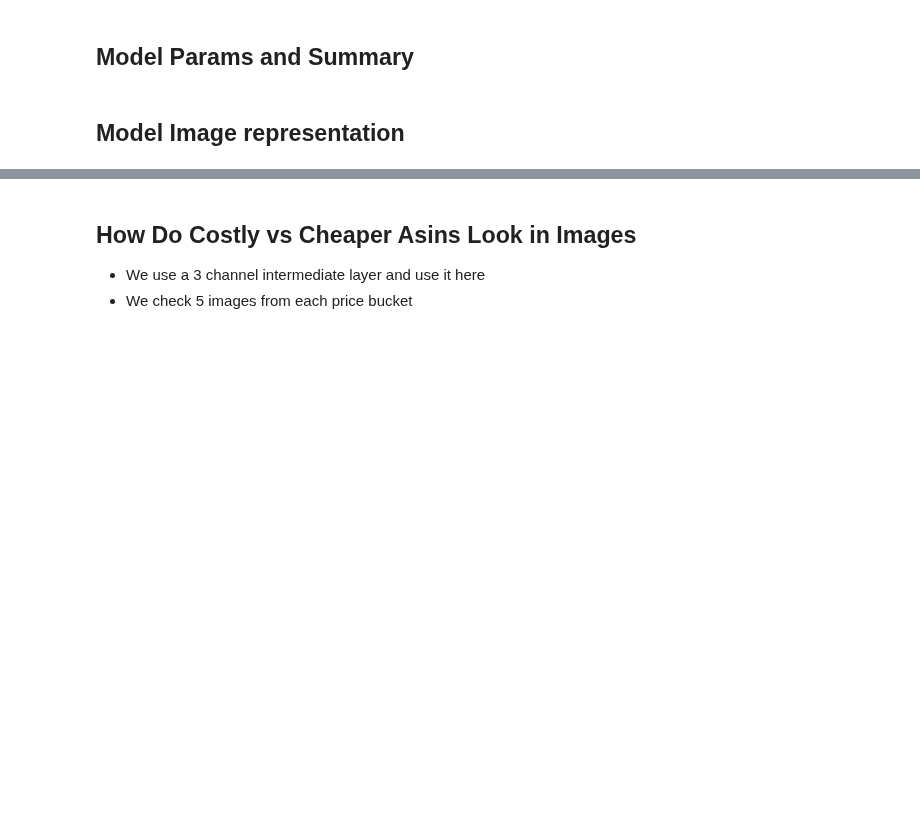
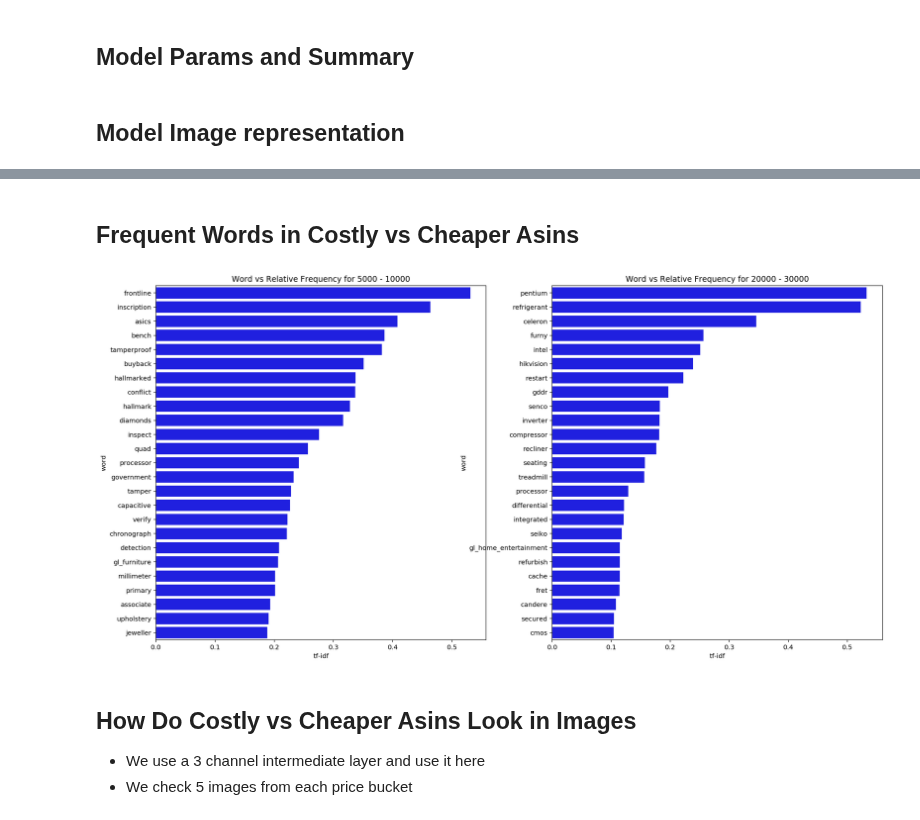
Before and after one commit to faizanahemad/ML_hackathon_2019, a Jupyter notebook: Price-Prediction-Main.ipynb, the cells around one changed output, grey strips where cells are left out. Saved outputs shown, nothing was run; the diff lists cells and outputs as text; code cells hidden in the pictures; blank space fills up the shorter version.

```diff
--- a/Price-Prediction-Main.ipynb
+++ b/Price-Prediction-Main.ipynb
@@ -451,6 +516,46 @@ SVG(m2d.create(prog='dot', format='svg'))
 [drawing not drawn]
 # %%
 # Ensemble's image
+# %% [markdown]
+## Frequent Words in Costly vs Cheaper Asins
+# %%
+def visualize_words_in_price_range(df_train, range_1 =(0,1000),range_2 =(20000,30000), topn=10):
+    # use tf-idf style for in range vs out of range
+    # so you take top 100 words whose in-range-freq/out-range-freq is highest
+
+    df_in_range = df_train[(df_train["PRICE"]>=range_1[0])&(df_train["PRICE"]<range_1[1])]
+    df_out_range = df_train[(df_train["PRICE"]<range_1[0])|(df_train["PRICE"]>range_1[1])]
+    in_words = list(filter(lambda x:len(x)>3,flatten(df_in_range['text'].values)))
+    out_words = list(filter(lambda x:len(x)>3,flatten(df_out_range['text'].values)))
+    inctr = Counter(in_words)
+    outctr = Counter(out_words)
+    r1 = sorted([(word,freq/(outctr[word]+1),freq) for word,freq in inctr.most_common(1000)],key=operator.itemgetter(1),reverse=True)
+    r1 = pd.DataFrame(r1,columns=["word","tf-idf","frequency"])
+
+    df_in_range = df_train[(df_train["PRICE"]>=range_2[0])&(df_train["PRICE"]<range_2[1])]
+    df_out_range = df_train[(df_train["PRICE"]<range_2[0])|(df_train["PRICE"]>range_2[1])]
+    in_words = list(filter(lambda x:len(x)>3,flatten(df_in_range['text'].values)))
+    out_words = list(filter(lambda x:len(x)>3,flatten(df_out_range['text'].values)))
+    inctr = Counter(in_words)
+    outctr = Counter(out_words)
+    r2 = sorted([(word,freq/(outctr[word]+1),freq) for word,freq in inctr.most_common(1000)],key=operator.itemgetter(1),reverse=True)
+    r2 = pd.DataFrame(r2,columns=["word","tf-idf","frequency"])
+
+    fig = plt.figure(figsize=(20,10));
+    ax = fig.add_subplot(1, 2, 1)
+    ax.set_title("Word vs Relative Frequency for %s - %s"%(range_1[0],range_1[1]))
+    sns.barplot(x="tf-idf", y="word", data=r1.head(topn), color="b", ax = ax);
+
+    ax = fig.add_subplot(1, 2, 2)
+    ax.set_title("Word vs Relative Frequency for %s - %s"%(range_2[0],range_2[1]))
+    sns.barplot(x="tf-idf", y="word", data=r2.head(topn), color="b", ax = ax);
+
+    plt.show();
+
+
+visualize_words_in_price_range(df_train,(5000,10000),(20000,30000),25)
+# %% [output]
+[figure, added]
 # %% [markdown]
 ## How Do Costly vs Cheaper Asins Look in Images
 
```
Also changed, not shown: parts of 26 cells of this notebook, 2 other files.
